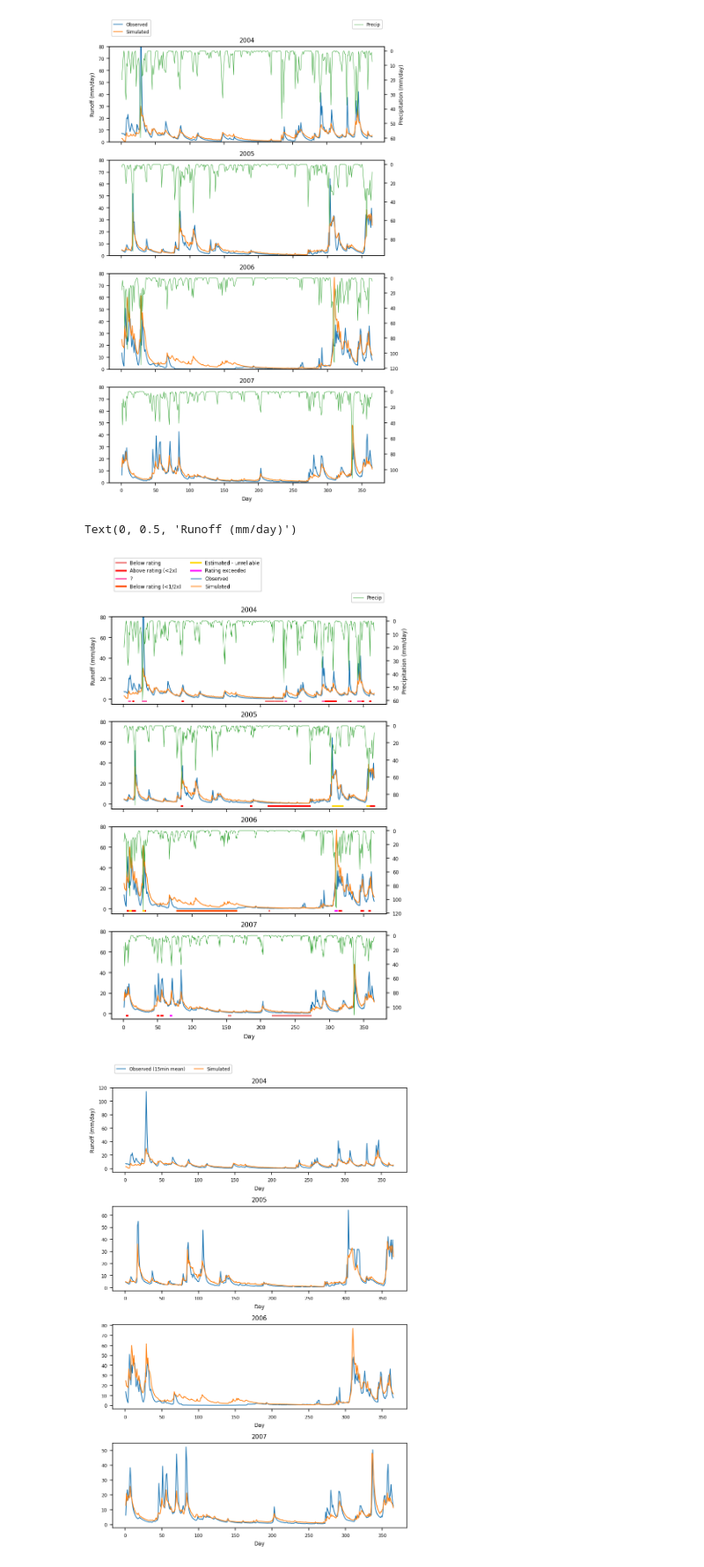
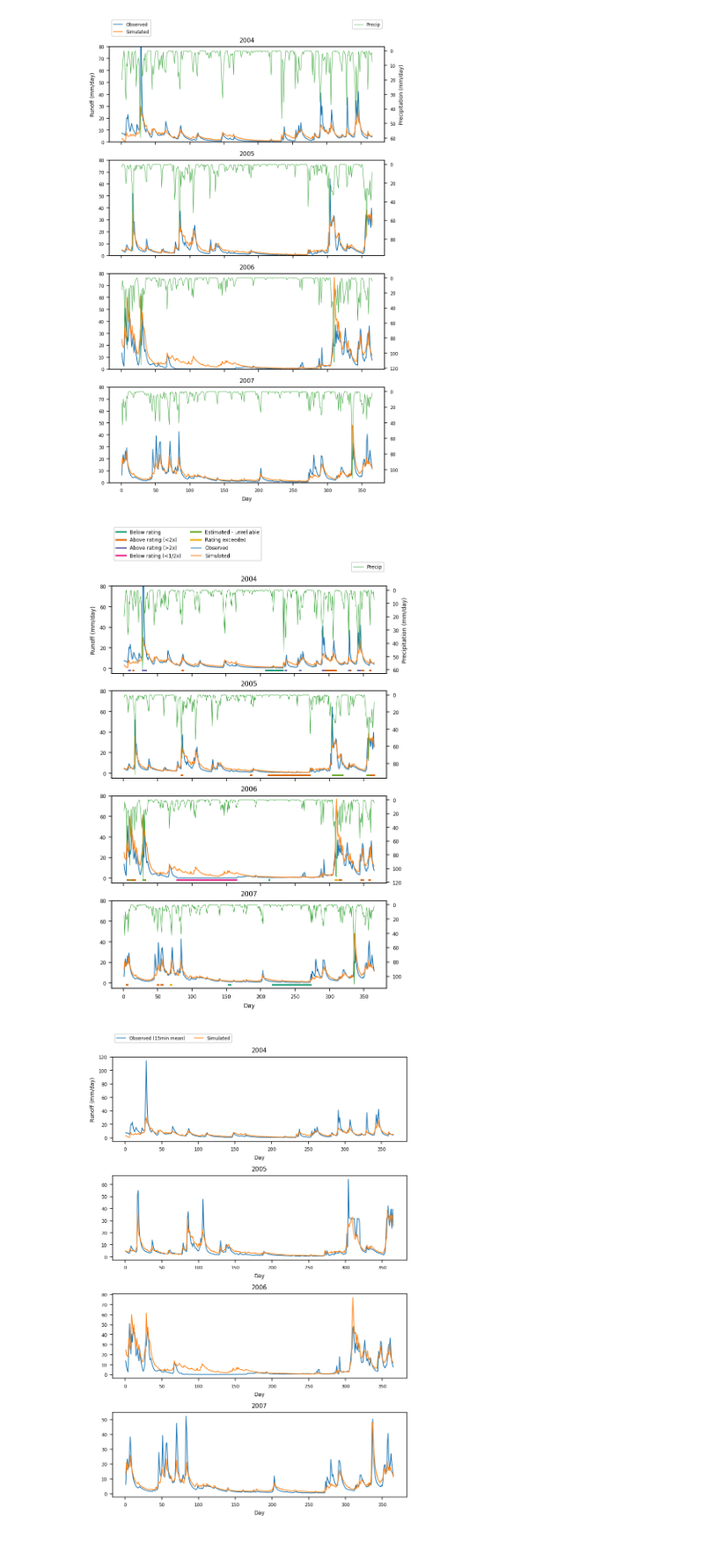
Before and after one commit to jrobertson2000/PNW_VELMA, a Jupyter notebook: notebooks/runoff_analysis.ipynb, the cells around one changed output. Shown at 88% size. Saved outputs shown, nothing was run; the diff lists cells and outputs as text; code cells hidden in the pictures.

```diff
--- a/notebooks/runoff_analysis.ipynb
+++ b/notebooks/runoff_analysis.ipynb
@@ -47,10 +49,10 @@ temp['doy'], temp['year'] = temp.index.dayofyear, temp.index.year
 
 # Import VELMA outputs
 results_dir = config.data_path.parents[0] / 'results'
-baseline04_19 = pd.read_csv(results_dir / 'ellsworth_baseline_04_07/DailyResults.csv')
+velma_results = pd.read_csv(results_dir / 'ellsworth_baseline_04_07/DailyResults.csv')
 
 # Format datetime of results
-jday_pad = baseline04_19['Day'].apply(lambda x: str(x).zfill(3))
-str_year = baseline04_19['Year'].apply(lambda x: str(x))
-baseline04_19['year_jday'] = str_year + jday_pad
-baseline04_19.index = pd.to_datetime(baseline04_19['year_jday'], format='%Y%j')
+jday_pad = velma_results['Day'].apply(lambda x: str(x).zfill(3))
+str_year = velma_results['Year'].apply(lambda x: str(x))
+velma_results['year_jday'] = str_year + jday_pad
+velma_results.index = pd.to_datetime(velma_results['year_jday'], format='%Y%j')
@@ -58,7 +86,7 @@ baseline04_19.index = pd.to_datetime(baseline04_19['year_jday'], format='%Y%j')
 ## Plotting
 # %%
 # Group measurements by year
-runoff_sim_yearly = pd.pivot_table(baseline04_19, index=['Day'], columns=['Year'],
+runoff_sim_yearly = pd.pivot_table(velma_results, index=['Day'], columns=['Year'],
                                    values=['Runoff_All(mm/day)_Delineated_Average'])
 runoff_obs_yearly = pd.pivot_table(runoff_obs, index=['doy'], columns=['year'], values=['runoff_obs'])
 precip_yearly = pd.pivot_table(precip, index=['doy'], columns=['year'], values=['precip'])
@@ -99,6 +127,8 @@ plt.tight_layout()
 [figure]
 # %%
 # Add quality scores below plot
+
+colors = sns.color_palette('Dark2', 6)
 
 quality_edit = quality.copy()
 
@@ -107,41 +137,42 @@ quality_edit_yearly = pd.pivot_table(quality_edit, index=['doy'], columns=['year
 quality8 = quality_edit_yearly.replace([2, 3, 8, 10, 50, 77, 160, 161, 179, 254],
                                        [np.nan, np.nan, -2, np.nan, np.nan, np.nan, np.nan, np.nan, np.nan, np.nan])
 quality10 = quality_edit_yearly.replace([2, 3, 8, 10, 50, 77, 160, 161, 179, 254],
                                         [np.nan, np.nan, np.nan, -2, np.nan, np.nan, np.nan, np.nan, np.nan, np.nan])
 quality160 = quality_edit_yearly.replace([2, 3, 8, 10, 50, 77, 160, 161, 179, 254],
                                          [np.nan, np.nan, np.nan, np.nan, np.nan, np.nan, -2, np.nan, np.nan, np.nan])
 quality161 = quality_edit_yearly.replace([2, 3, 8, 10, 50, 77, 160, 161, 179, 254],
                                          [np.nan, np.nan, np.nan, np.nan, np.nan, np.nan, np.nan, -2, np.nan, np.nan])
 quality179 = quality_edit_yearly.replace([2, 3, 8, 10, 50, 77, 160, 161, 179, 254],
                                          [np.nan, np.nan, np.nan, np.nan, np.nan, np.nan, np.nan, np.nan, -2, np.nan])
 quality254 = quality_edit_yearly.replace([2, 3, 8, 10, 50, 77, 160, 161, 179, 254],
                                          [np.nan, np.nan, np.nan, np.nan, np.nan, np.nan, np.nan, np.nan, np.nan, -2])
 
 years = runoff_obs_yearly.columns.get_level_values(1)
 fig, axes = plt.subplots(ncols=1, nrows=len(years), figsize=(6, 9))
 
 for col, year in enumerate(years):
     ax2 = axes[col].twinx()
     precip_yearly.iloc[:, col].plot(ax=ax2, label='Precip', color='tab:green', linewidth=0.5)
     if col == 0:
         ax2.set_ylabel('Precipitation (mm/day)')
         ax2.legend(loc='upper right', bbox_to_anchor=(1, 1.3), fancybox=True, ncol=1)
-    quality8.iloc[:, col].plot(ax=axes[col], color='lightcoral', linewidth=2, label='Below rating')
-    quality10.iloc[:, col].plot(ax=axes[col], color='red', linewidth=2, label='Above rating (<2x)')
-    quality160.iloc[:, col].plot(ax=axes[col], color='hotpink', linewidth=2, label='?')
-    quality161.iloc[:, col].plot(ax=axes[col], color='orangered', linewidth=2, label='Below rating (<1/2x)')
-    quality179.iloc[:, col].plot(ax=axes[col], color='gold', linewidth=2, label='Estimated - unreliable')
-    quality254.iloc[:, col].plot(ax=axes[col], color='fuchsia', linewidth=2, label='Rating exceeded')
+    quality8.iloc[:, col].plot(ax=axes[col], color=colors[0], linewidth=2, label='Below rating')
+    quality10.iloc[:, col].plot(ax=axes[col], color=colors[1], linewidth=2, label='Above rating (<2x)')
+    quality160.iloc[:, col].plot(ax=axes[col], color=colors[2], linewidth=2, label='Above rating (>2x)')
+    quality161.iloc[:, col].plot(ax=axes[col], color=colors[3], linewidth=2, label='Below rating (<1/2x)')
+    quality179.iloc[:, col].plot(ax=axes[col], color=colors[4], linewidth=2, label='Estimated - unreliable')
+    quality254.iloc[:, col].plot(ax=axes[col], color=colors[5], linewidth=2, label='Rating exceeded')
     runoff_obs_yearly.iloc[:, col].plot(ax=axes[col], label='Observed', linewidth=1)
     runoff_sim_yearly.iloc[:, col].plot(ax=axes[col], label='Simulated', linewidth=1)
     ax2.invert_yaxis()
     axes[col].set_ylim([-5, 80])
     axes[col].set_title(year)
 axes[0].legend(loc='upper left', bbox_to_anchor=(0, 1.7), fancybox=True, ncol=2)
 axes[0].set_ylabel('Runoff (mm/day)')
+
+plt.savefig('baseline_runoffs_qaflags.png', dpi=300)
 # %% [output]
-Text(0, 0.5, 'Runoff (mm/day)')
-[figure, old version]
+[figure, new version]
 # %%
 # Average daily flow from 15-minute data and compare to simulated runoff
 
```
Also changed, not shown: parts of 11 cells of this notebook.
